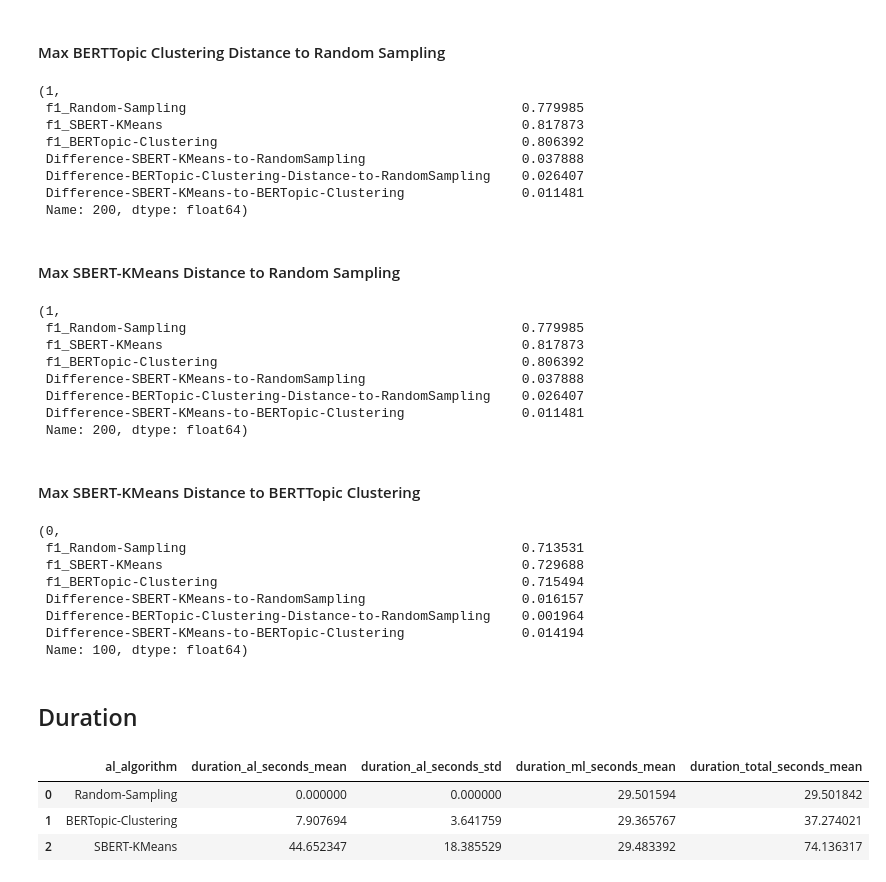
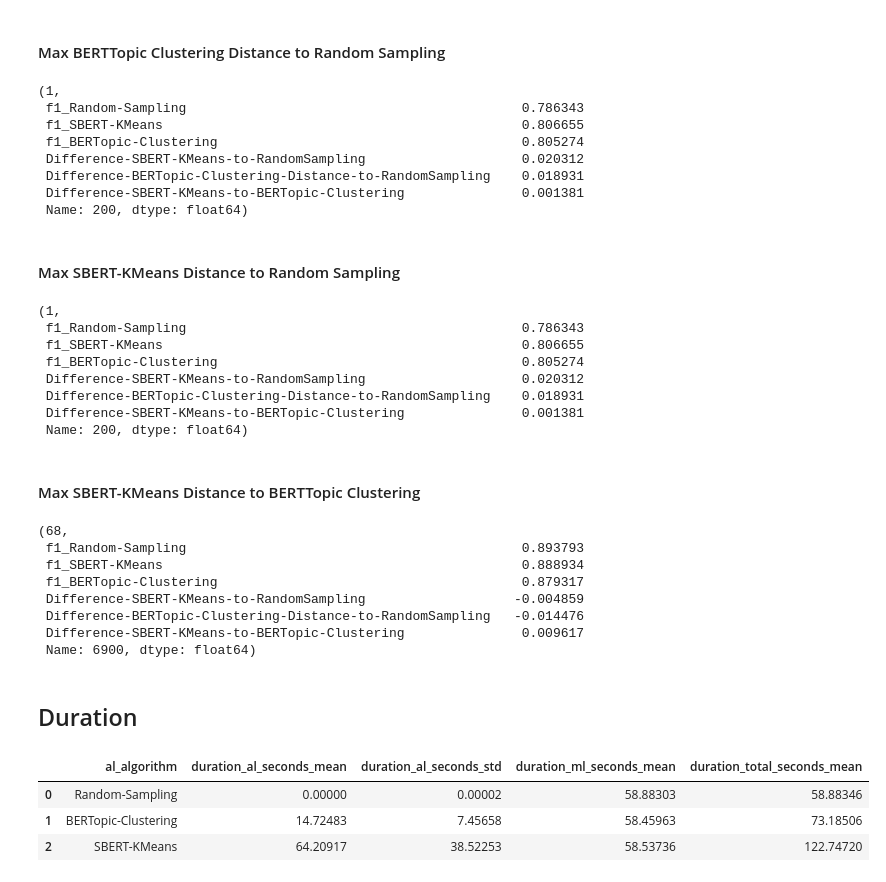
Before and after one commit to kstrassheim/active-learning-with-deep-learning-for-nlp, a Jupyter notebook: result-analysis.ipynb, the cells around one changed output. Drawn from its saved outputs; the diff is of its cells as text; code cells hidden in the pictures.

```diff
--- a/result-analysis.ipynb
+++ b/result-analysis.ipynb
@@ -30,7 +28,7 @@ pd.read_json('results/full_runtimes.json', orient='records').drop(columns=['dura
 def load_result(src:str):
     from datetime import datetime, timedelta
     res = []
-    data = pd.read_json('results/full_runtimes.json').drop(columns=['duration'])
+    data = pd.read_json(src).drop(columns=['duration'])
     for a in data.columns:
         for rand_id, rand_row in enumerate(data[a]):
             for fold_id in range(len(rand_row)):
@@ -56,7 +54,7 @@ def load_result(src:str):
                     res.append(r)
     return res
 # %%
-data = pd.DataFrame(load_result('results/full_runtimes_optimized.json'))
+data = pd.DataFrame(load_result('results/full_combined_runtimes_optimized.json'))
 
-print_plot(data[data['trained_samples']<1300])
+print_plot(data[data['trained_samples']<10000])
 # %% [output]
@@ -86,5 +83,6 @@ def get_max_arg_by_column(col, data):
     return arg, data.iloc[arg]
 # %%
 pvt = get_pivot_from_data(data)
+pd.set_option('display.max_rows', 10000)
 pvt[pvt.index < 10000]
 # %% [output]
@@ -113,12 +110,12 @@ pvt[pvt.index < 10000]
 get_max_arg_by_column("Difference-BERTopic-Clustering-Distance-to-RandomSampling", pvt)
 # %% [output]
 (1,
- f1_Random-Sampling                                           0.779985
- f1_SBERT-KMeans                                              0.817873
- f1_BERTopic-Clustering                                       0.806392
- Difference-SBERT-KMeans-to-RandomSampling                    0.037888
- Difference-BERTopic-Clustering-Distance-to-RandomSampling    0.026407
- Difference-SBERT-KMeans-to-BERTopic-Clustering               0.011481
+ f1_Random-Sampling                                           0.786343
+ f1_SBERT-KMeans                                              0.806655
+ f1_BERTopic-Clustering                                       0.805274
+ Difference-SBERT-KMeans-to-RandomSampling                    0.020312
+ Difference-BERTopic-Clustering-Distance-to-RandomSampling    0.018931
+ Difference-SBERT-KMeans-to-BERTopic-Clustering               0.001381
  Name: 200, dtype: float64)
 # %% [markdown]
 #### Max SBERT-KMeans Distance to Random Sampling
@@ -126,36 +123,37 @@ get_max_arg_by_column("Difference-BERTopic-Clustering-Distance-to-RandomSampling
 get_max_arg_by_column("Difference-SBERT-KMeans-to-RandomSampling", pvt)
 # %% [output]
 (1,
- f1_Random-Sampling                                           0.779985
- f1_SBERT-KMeans                                              0.817873
- f1_BERTopic-Clustering                                       0.806392
- Difference-SBERT-KMeans-to-RandomSampling                    0.037888
- Difference-BERTopic-Clustering-Distance-to-RandomSampling    0.026407
- Difference-SBERT-KMeans-to-BERTopic-Clustering               0.011481
+ f1_Random-Sampling                                           0.786343
+ f1_SBERT-KMeans                                              0.806655
+ f1_BERTopic-Clustering                                       0.805274
+ Difference-SBERT-KMeans-to-RandomSampling                    0.020312
+ Difference-BERTopic-Clustering-Distance-to-RandomSampling    0.018931
+ Difference-SBERT-KMeans-to-BERTopic-Clustering               0.001381
  Name: 200, dtype: float64)
 # %% [markdown]
 #### Max SBERT-KMeans Distance to BERTTopic Clustering
 # %%
 get_max_arg_by_column("Difference-SBERT-KMeans-to-BERTopic-Clustering", pvt)
 # %% [output]
-(0,
- f1_Random-Sampling                                           0.713531
- f1_SBERT-KMeans                                              0.729688
- f1_BERTopic-Clustering                                       0.715494
- Difference-SBERT-KMeans-to-RandomSampling                    0.016157
- Difference-BERTopic-Clustering-Distance-to-RandomSampling    0.001964
- Difference-SBERT-KMeans-to-BERTopic-Clustering               0.014194
- Name: 100, dtype: float64)
+(68,
+ f1_Random-Sampling                                           0.893793
+ f1_SBERT-KMeans                                              0.888934
+ f1_BERTopic-Clustering                                       0.879317
+ Difference-SBERT-KMeans-to-RandomSampling                   -0.004859
+ Difference-BERTopic-Clustering-Distance-to-RandomSampling   -0.014476
+ Difference-SBERT-KMeans-to-BERTopic-Clustering               0.009617
+ Name: 6900, dtype: float64)
 # %% [markdown]
 ## Duration
 # %%
 df = pd.DataFrame(data)
 grp = df.groupby(['al_algorithm']).agg(['mean', 'std'], numeric_only=False).reset_index()
 grp.columns = [first if second == '' else first + '_' + second for first, second in grp.columns.values]
 grp = grp.sort_values('duration_total_seconds_mean', ascending=True).reset_index()
+pd.set_option('display.float_format', lambda x: '%.5f' % x)
 grp[['al_algorithm', 'duration_al_seconds_mean','duration_al_seconds_std', 'duration_ml_seconds_mean', 'duration_total_seconds_mean']]
 # %% [output]
 |  | al_algorithm | duration_al_seconds_mean | duration_al_seconds_std | duration_ml_seconds_mean | duration_total_seconds_mean |
-| 0 | Random-Sampling | 0.000000 | 0.000000 | 29.501594 | 29.501842 |
-| 1 | BERTopic-Clustering | 7.907694 | 3.641759 | 29.365767 | 37.274021 |
-| 2 | SBERT-KMeans | 44.652347 | 18.385529 | 29.483392 | 74.136317 |
+| 0 | Random-Sampling | 0.00000 | 0.00002 | 58.88303 | 58.88346 |
+| 1 | BERTopic-Clustering | 14.72483 | 7.45658 | 58.45963 | 73.18506 |
+| 2 | SBERT-KMeans | 64.20917 | 38.52253 | 58.53736 | 122.74720 |
```
Also changed, not shown: parts of 4 cells of this notebook.
